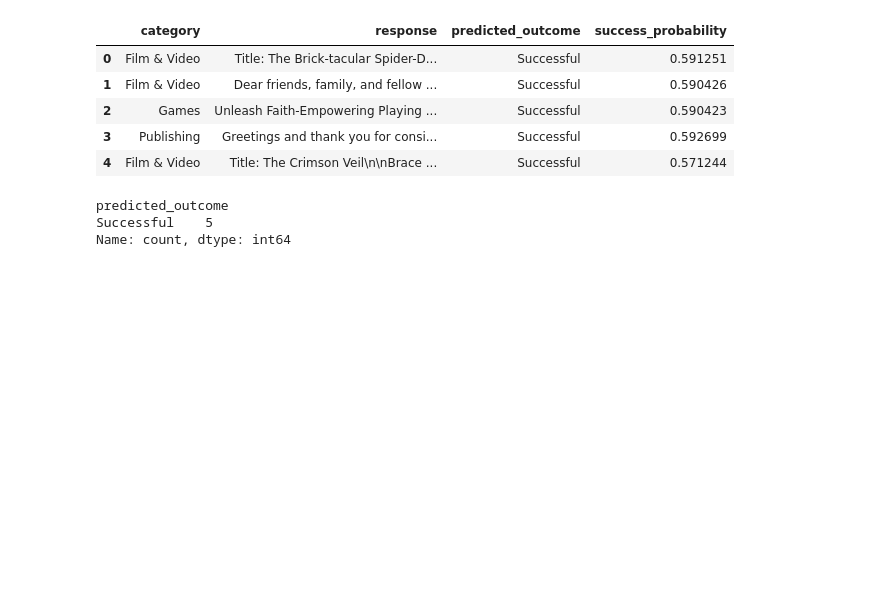
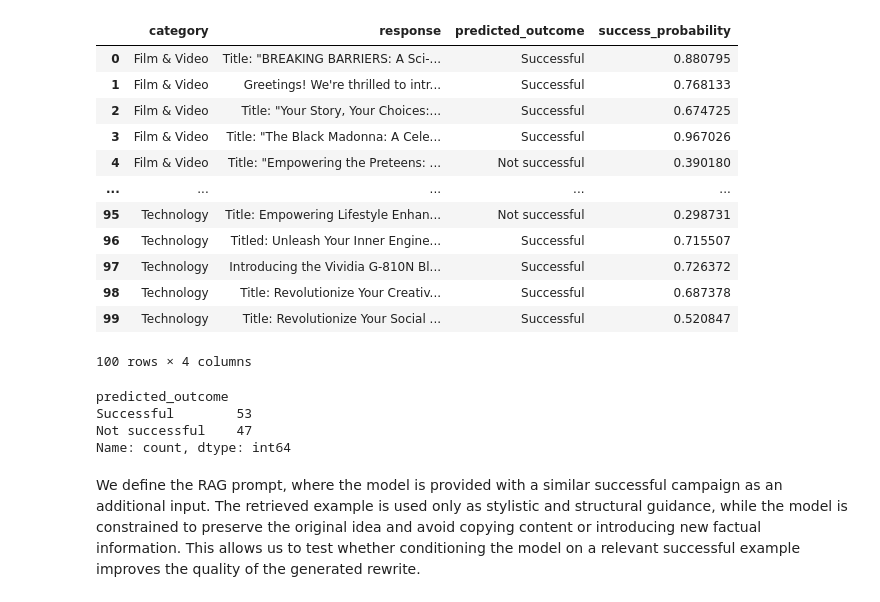
Before and after one commit to simomarra/Kickstarter-NLP-Project, a Jupyter notebook: Python Notebooks/Generative_kickstarter.ipynb, the cells around one changed output. Cells and saved outputs as stored; diff of their text form; code cells hidden in the pictures; blank space fills up the shorter version.

```diff
--- a/Python Notebooks/Generative_kickstarter.ipynb
+++ b/Python Notebooks/Generative_kickstarter.ipynb
@@ -286,7 +312,15 @@ possible_generated
 # %%
-classifier_dir = "saved_bert_model"
+classifier_dir = "final_roberta_fine-tuned"
+classifier_config = AutoConfig.from_pretrained(
+    classifier_dir,
+    id2label={0: "Not successful", 1: "Successful"},
+    label2id={"Not successful": 0, "Successful": 1},
+)
 classifier_tokenizer = AutoTokenizer.from_pretrained(classifier_dir)
-classifier_model = AutoModelForSequenceClassification.from_pretrained(classifier_dir)
+classifier_model = AutoModelForSequenceClassification.from_pretrained(
+    classifier_dir,
+    config=classifier_config,
+)
 classifier_device = torch.device("cuda" if torch.cuda.is_available() else "cpu")
 classifier_model.to(classifier_device)
 classifier_model.eval()
@@ -308,3 +342,6 @@ RobertaForSequenceClassification(
     (out_proj): Linear(in_features=1024, out_features=2, bias=True)
   )
 )
+# %%
+generated = pd.read_csv('Kickstarter_new.csv')
+generated
@@ -313,43 +369,55 @@ def classify_responses(df, text_col="response", batch_size=16, max_length=512):
     texts = df[text_col].fillna("").astype(str).tolist()
     predicted_labels = []
     success_probabilities = []
 
     for start in range(0, len(texts), batch_size):
         batch_texts = texts[start:start + batch_size]
         inputs = classifier_tokenizer(
             batch_texts,
             padding=True,
             truncation=True,
             max_length=max_length,
             return_tensors="pt",
         )
         inputs = {key: value.to(classifier_device) for key, value in inputs.items()}
 
         with torch.no_grad():
             logits = classifier_model(**inputs).logits
             probabilities = torch.softmax(logits, dim=-1)
 
         predicted_labels.extend(probabilities.argmax(dim=-1).cpu().tolist())
         success_probabilities.extend(probabilities[:, 1].cpu().tolist())
 
     scored = df.copy()
     scored["predicted_label"] = predicted_labels
     scored["predicted_outcome"] = scored["predicted_label"].map({0: "Not successful", 1: "Successful"})
     scored["success_probability"] = success_probabilities
     return scored
 
-possible_generated = classify_responses(possible_generated, text_col="response")
-possible_generated[["category", "response", "predicted_outcome", "success_probability"]]
+generated = classify_responses(generated, text_col="response")
+generated[["category", "response", "predicted_outcome", "success_probability"]]
 # %% [output]
 |  | category | response | predicted_outcome | success_probability |
-| 0 | Film & Video | Title: The Brick-tacular Spider-D... | Successful | 0.591251 |
-| 1 | Film & Video | Dear friends, family, and fellow ... | Successful | 0.590426 |
-| 2 | Games | Unleash Faith-Empowering Playing ... | Successful | 0.590423 |
-| 3 | Publishing | Greetings and thank you for consi... | Successful | 0.592699 |
-| 4 | Film & Video | Title: The Crimson Veil\n\nBrace ... | Successful | 0.571244 |
+| 0 | Film & Video | Title: "BREAKING BARRIERS: A Sci-... | Successful | 0.880795 |
+| 1 | Film & Video | Greetings! We're thrilled to intr... | Successful | 0.768133 |
+| 2 | Film & Video | Title: "Your Story, Your Choices:... | Successful | 0.674725 |
+| 3 | Film & Video | Title: "The Black Madonna: A Cele... | Successful | 0.967026 |
+| 4 | Film & Video | Title: "Empowering the Preteens: ... | Not successful | 0.390180 |
+| ... | ... | ... | ... | ... |
+| 95 | Technology | Title: Empowering Lifestyle Enhan... | Not successful | 0.298731 |
+| 96 | Technology | Titled: Unleash Your Inner Engine... | Successful | 0.715507 |
+| 97 | Technology | Introducing the Vividia G-810N Bl... | Successful | 0.726372 |
+| 98 | Technology | Title: Revolutionize Your Creativ... | Successful | 0.687378 |
+| 99 | Technology | Title: Revolutionize Your Social ... | Successful | 0.520847 |
+100 rows × 4 columns
 # %%
-possible_generated["predicted_outcome"].value_counts()
+generated["predicted_outcome"].value_counts()
 # %% [output]
 predicted_outcome
-Successful    5
+Successful        53
+Not successful    47
 Name: count, dtype: int64
+# %% [markdown]
+We define the RAG prompt, where the model is provided with a similar successful campaign as an additional input.
+The retrieved example is used only as stylistic and structural guidance, while the model is constrained to preserve the original idea and avoid copying content or introducing new factual information.
+This allows us to test whether conditioning the model on a relevant successful example improves the quality of the generated rewrite.
```
Also changed, not shown: parts of 37 cells of this notebook.
